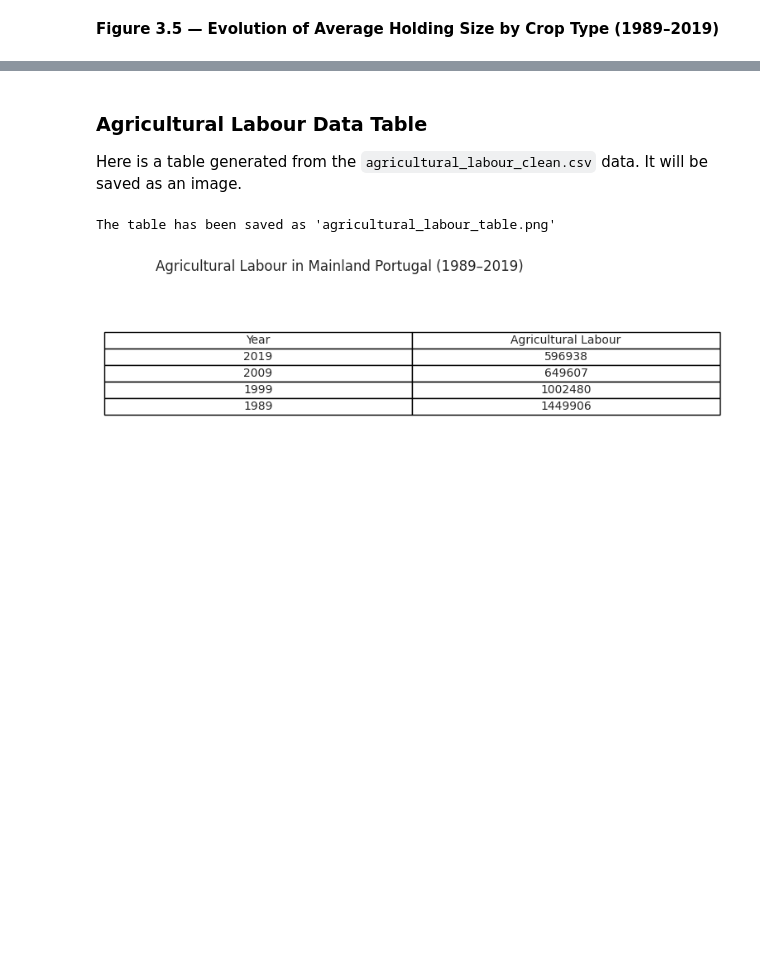
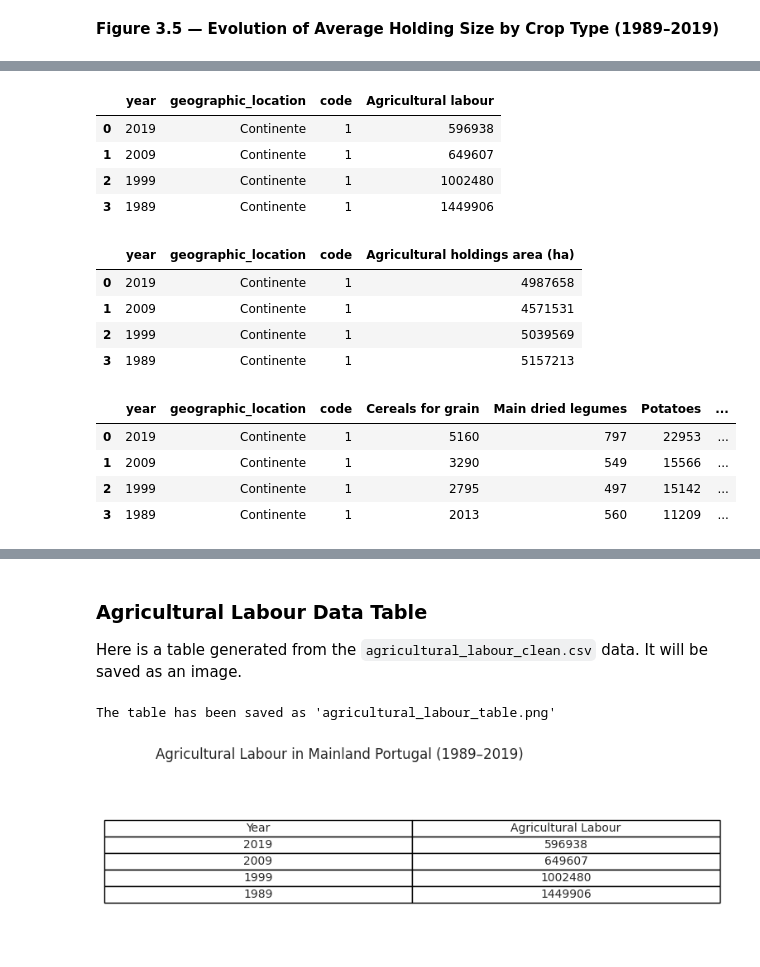
Before and after one commit to oxedanda/avcad_final_project, a Jupyter notebook: notebooks/03_labor_land_use_analysis.ipynb, the cells around one changed output, grey strips where cells are left out. Cells and saved outputs as stored; diff of their text form; code cells hidden in the pictures; blank space fills up the shorter version.

```diff
--- a/notebooks/03_labor_land_use_analysis.ipynb
+++ b/notebooks/03_labor_land_use_analysis.ipynb
@@ -286,3 +259,33 @@ User uploaded file "crop_productivity_clean (1).csv" with length 553 bytes
+# %%
+import pandas as pd
+
+url_labour = "https://raw.githubusercontent.com/oxedanda/avcad_final_project/main/data/processed/agricultural_labour_clean.csv"
+url_area = "https://raw.githubusercontent.com/oxedanda/avcad_final_project/main/data/processed/agricultural_holdings_area_clean.csv"
+url_crop = "https://raw.githubusercontent.com/oxedanda/avcad_final_project/main/data/processed/crop_productivity_clean.csv"
+
+df_labour = pd.read_csv(url_labour)
+df_area = pd.read_csv(url_area)
+df_crop = pd.read_csv(url_crop)
+
+display(df_labour.head())
+display(df_area.head())
+display(df_crop.head())
+# %% [output]
+|  | year | geographic_location | code | Agricultural labour |
+| 0 | 2019 | Continente | 1 | 596938 |
+| 1 | 2009 | Continente | 1 | 649607 |
+| 2 | 1999 | Continente | 1 | 1002480 |
+| 3 | 1989 | Continente | 1 | 1449906 |
+|  | year | geographic_location | code | Agricultural holdings area (ha) |
+| 0 | 2019 | Continente | 1 | 4987658 |
+| 1 | 2009 | Continente | 1 | 4571531 |
+| 2 | 1999 | Continente | 1 | 5039569 |
+| 3 | 1989 | Continente | 1 | 5157213 |
+|  | year | geographic_location | code | Cereals for grain | Main dried legumes | Potatoes | ... |
+| 0 | 2019 | Continente | 1 | 5160 | 797 | 22953 | ... |
+| 1 | 2009 | Continente | 1 | 3290 | 549 | 15566 | ... |
+| 2 | 1999 | Continente | 1 | 2795 | 497 | 15142 | ... |
+| 3 | 1989 | Continente | 1 | 2013 | 560 | 11209 | ... |
 # %%
 import pandas as pd
 
```
Also changed, not shown: parts of 27 cells of this notebook.
